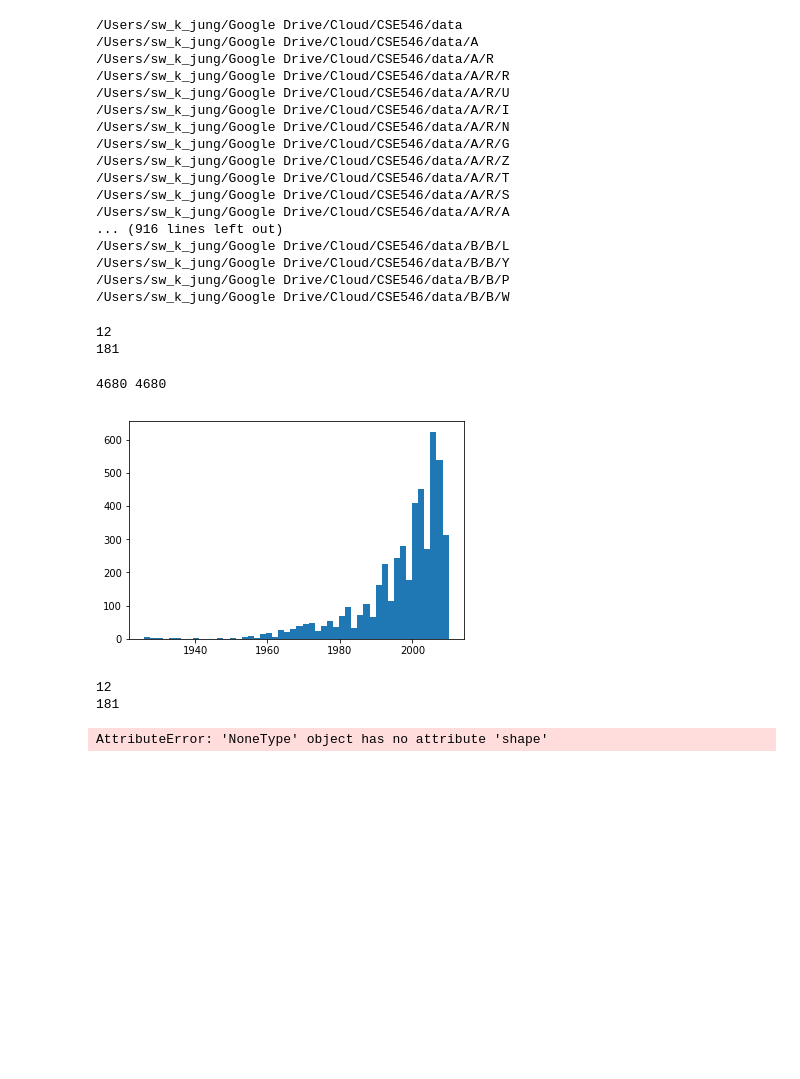
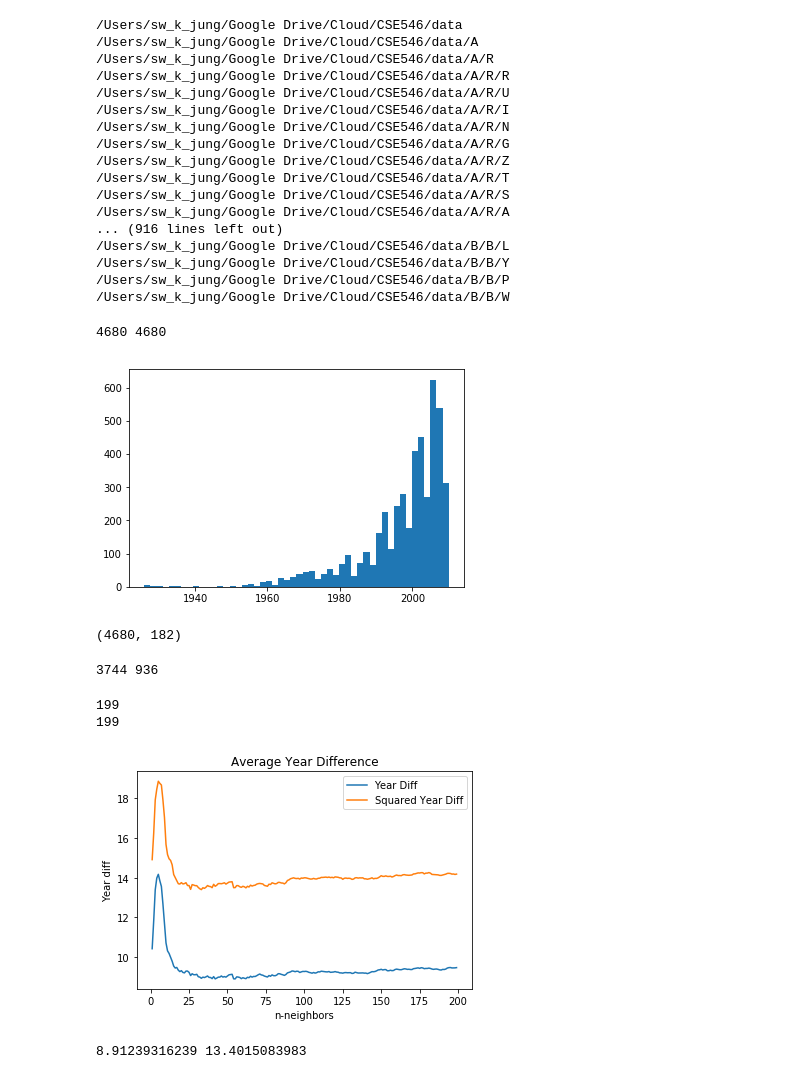
Before and after one commit to katejung/CSE546MSD, a Jupyter notebook: Kate/Preprocessing.ipynb, the cells around one changed output. Drawn from its saved outputs; the diff is of its cells as text; code cells hidden in the pictures; blank space fills up the shorter version.

```diff
--- a/Kate/Preprocessing.ipynb
+++ b/Kate/Preprocessing.ipynb
@@ -70,7 +70,7 @@ def flattenX(X):
 
         pitchAvg = list(np.mean(segments_pitch, axis = 0))
         timbreAvg = list(np.mean(segments_timbre , axis = 0))
-        print(len(pitchAvg))
+        loudnessAvg = [np.mean(segments_loudness_max)]
         pitchCov_total = np.cov(segments_pitch.T)
         timbreCov_total = np.cov(segments_timbre.T)
         pitchCov, timbreCov = [], []
@@ -81,12 +81,9 @@ def flattenX(X):
             timbreCov = np.concatenate((timbreCov, timbre_row[i:]))
         pitchCov = list(pitchCov)
         timbreCov = list(timbreCov)
-        flattened = pitchAvg+pitchCov+timbreAvg+timbreCov+tempo
+        flattened = pitchAvg+pitchCov+timbreAvg+timbreCov+loudnessAvg+tempo
         flattenedX.append(flattened)
     return np.array(flattenedX)
-# %% [output]
-12
-181
 # %%
 import matplotlib.pyplot as plt
 import copy
@@ -107,6 +104,48 @@ print(X_flattened.shape)
 # %% [output]
 4680 4680
 [figure]
-12
-181
+(4680, 182)
-AttributeError: 'NoneType' object has no attribute 'shape'
+# %%
+from sklearn.model_selection import train_test_split
+from sklearn.neighbors import KNeighborsClassifier
+
+# n_total, d = X_flattened.shape
+# n_train = int(n_total/10*8)
+# n_test = int(n_total - n_train)
+
+# X_train = X_flattened[0:n_train,:]
+# X_test = X_flattened[n_train:,:]
+# Y_train = Y_filtered[0:n_train]
+# Y_test = Y_filtered[n_train:]
+
+## Split data into training and testing sets.
+X_train, X_test, y_train, y_test = train_test_split(X_flattened, Y_filtered, test_size=0.2, random_state=42)
+n_train = X_train.shape[0]
+n_test = X_test.shape[0]
+print(n_train, n_test)
+error_list,squared_list = [],[]
+for n_neighbors in range(1,200):
+    knn = KNeighborsClassifier(n_neighbors=n_neighbors)
+    knn.fit(X_train, y_train)
+    predicted_years = knn.predict(X_test)
+    error_list.append(np.sum(np.abs(predicted_years - y_test))/n_test)
+    squared_list.append(np.sqrt(np.sum(np.abs((predicted_years - y_test)**2))/n_test))
+# %% [output]
+3744 936
+# %%
+print(len(error_list))
+print(len(squared_list))
+
+line1 = plt.plot(list(range(1,200)), error_list, label = 'Year Diff')
+line2 = plt.plot(list(range(1,200)), squared_list, label= 'Squared Year Diff')
+plt.legend()
+plt.xlabel('n-neighbors')
+plt.ylabel('Year diff')
+plt.title(r'Average Year Difference')
+plt.show()
+print(min(error_list), min(squared_list))
+# %% [output]
+199
+199
+[figure, added]
+8.91239316239 13.4015083983
```
Also changed, not shown: parts of 2 cells of this notebook.
